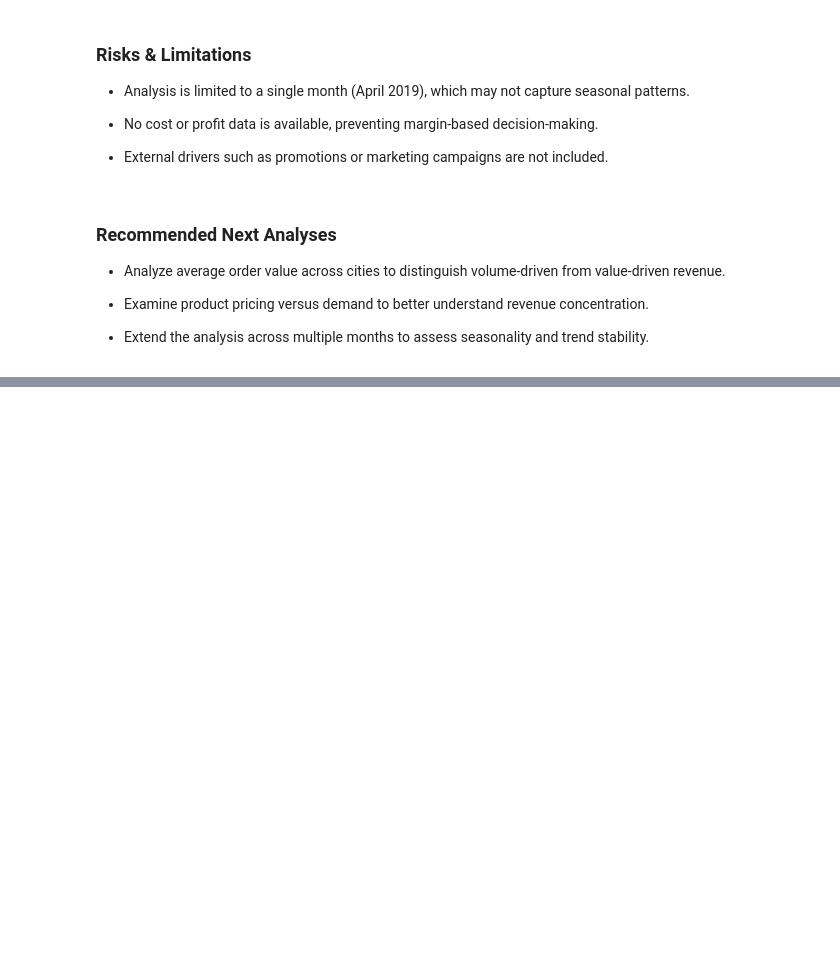
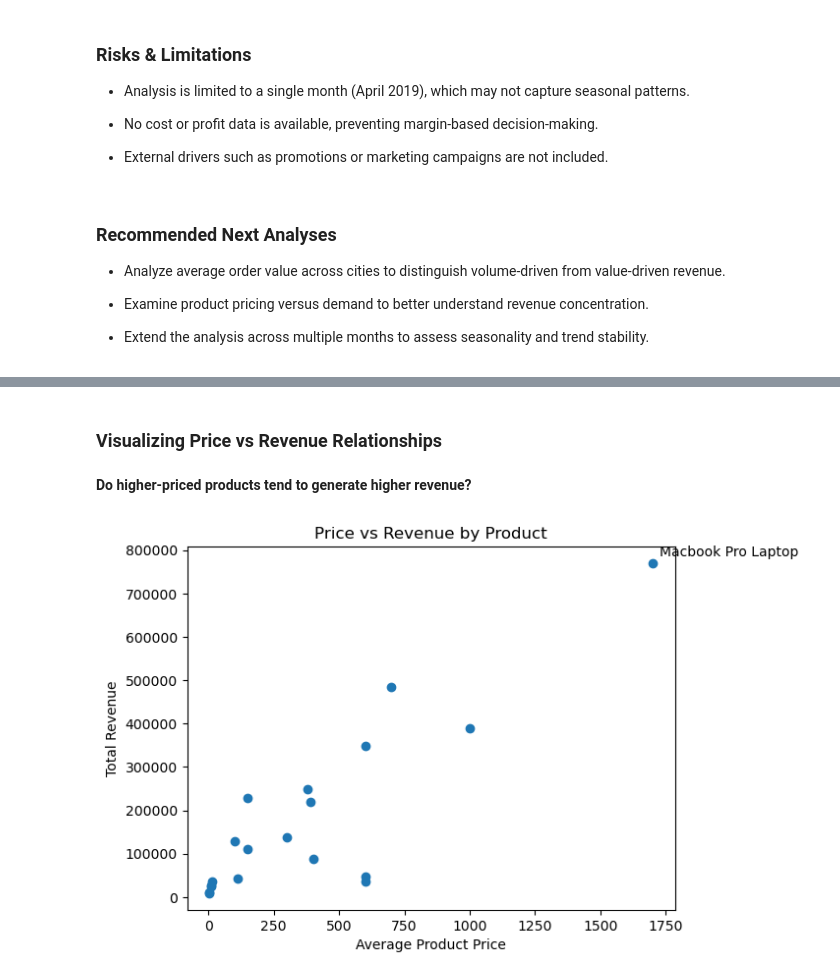
Before and after one commit to jm-nwachukwu/data-analytics-portfolio, a Jupyter notebook: week_05 & 06/sales_analysis_exploration.ipynb, the cells around one changed output, grey strips where cells are left out. Saved outputs shown, nothing was run; the diff lists cells and outputs as text; code cells hidden in the pictures; blank space fills up the shorter version.

```diff
--- a/week_05 & 06/sales_analysis_exploration.ipynb
+++ b/week_05 & 06/sales_analysis_exploration.ipynb
@@ -673,0 +715,9 @@ To understand revenue drivers across time, products, and cities in order to iden
+# %%
+# Correlation between quantity ordered and sales revenue.
+
+correlation_table = df.groupby("Product").agg({
+    'Quantity Ordered': 'sum',
+    'Price Each': 'mean',
+    'Sales': 'sum'
+})
+correlation_table.head()
@@ -673,0 +760,29 @@ To understand revenue drivers across time, products, and cities in order to iden
+# %% [markdown]
+### Visualizing Price vs Revenue Relationships
+# %% [markdown]
+**Do higher-priced products tend to generate higher revenue?**
+# %%
+# Lets answer the question with a visual representation.
+
+import matplotlib.pyplot as plt
+
+plt.figure()
+plt.scatter(
+    correlation_table['Price Each'],
+    correlation_table['Sales']
+)
+
+plt.xlabel('Average Product Price')
+plt.ylabel('Total Revenue')
+plt.title('Price vs Revenue by Product')
+
+# lets label the highest revenue product
+
+for product in ['Macbook Pro Laptop']:
+    x = correlation_table.loc[product, 'Price Each']
+    y = correlation_table.loc[product, 'Sales']
+    plt.annotate(product, (x, y), xytext=(5, 5), textcoords='offset points')
+
+plt.show()
+# %% [output]
+[figure, added]
```
Also changed, not shown: parts of 28 cells of this notebook.
